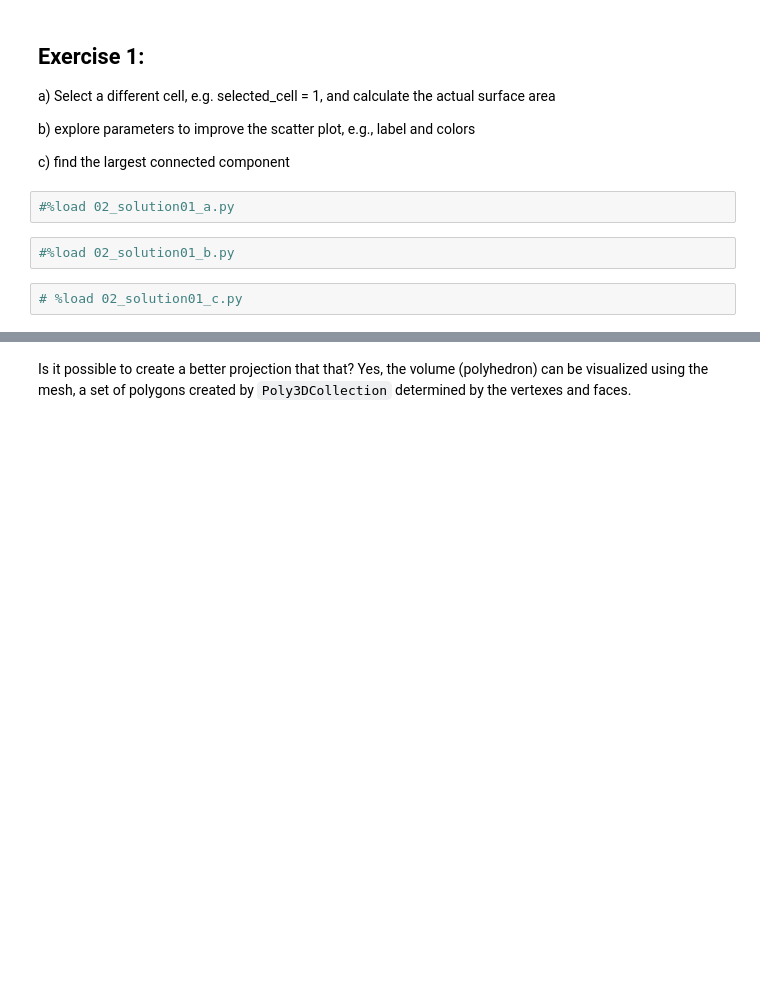
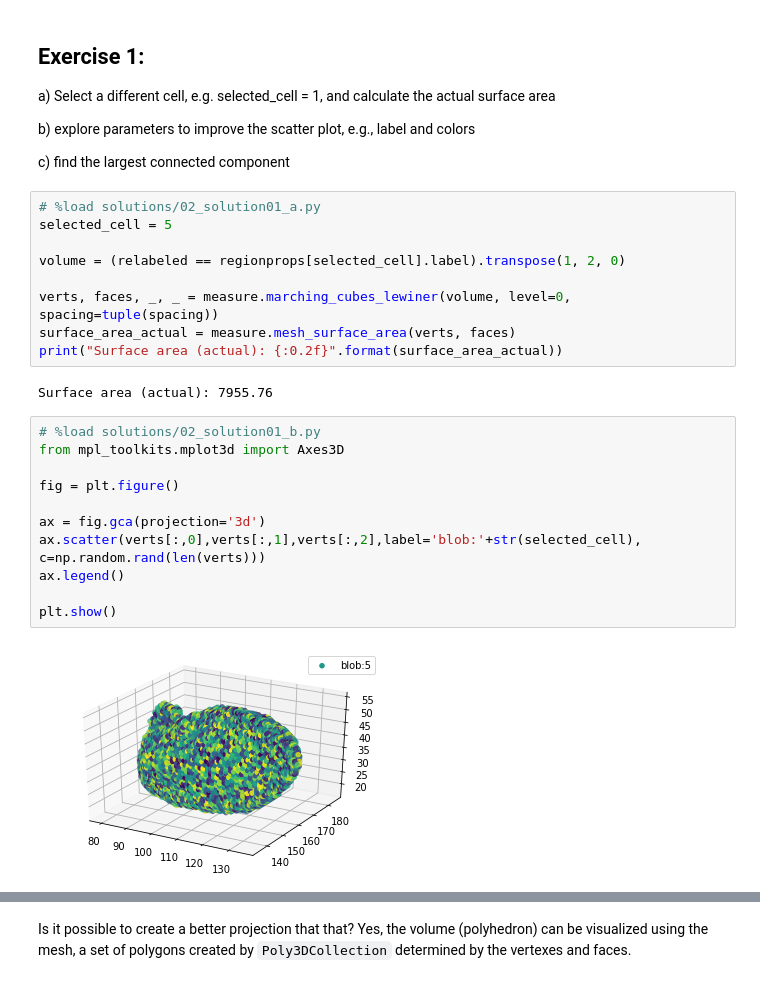
Before and after one commit to BIDS/ISVC2019, a Jupyter notebook: tutorial_notebooks/02_datasets_visualization.ipynb, the cells around one changed output, grey strips where cells are left out. Cells and saved outputs as stored; diff of their text form; blank space fills up the shorter version.

```diff
--- a/tutorial_notebooks/02_datasets_visualization.ipynb
+++ b/tutorial_notebooks/02_datasets_visualization.ipynb
@@ -156,9 +156,27 @@ a) Select a different cell, e.g. selected_cell = 1, and calculate the actual sur
 b) explore parameters to improve the scatter plot, e.g., label and colors
 
 c) find the largest connected component
-# %%
-#%load 02_solution01_a.py
-# %%
-#%load 02_solution01_b.py
-# %%
-# %load 02_solution01_c.py
+# %%
+# %load solutions/02_solution01_a.py
+selected_cell = 5
+
+volume = (relabeled == regionprops[selected_cell].label).transpose(1, 2, 0)
+
+verts, faces, _, _ = measure.marching_cubes_lewiner(volume, level=0, spacing=tuple(spacing))
+surface_area_actual = measure.mesh_surface_area(verts, faces)
+print("Surface area (actual): {:0.2f}".format(surface_area_actual))
+# %% [output]
+Surface area (actual): 7955.76
+# %%
+# %load solutions/02_solution01_b.py
+from mpl_toolkits.mplot3d import Axes3D
+
+fig = plt.figure()
+
+ax = fig.gca(projection='3d')
+ax.scatter(verts[:,0],verts[:,1],verts[:,2],label='blob:'+str(selected_cell), c=np.random.rand(len(verts)))
+ax.legend()
+
+plt.show()
+# %% [output]
+[figure, added]
```
Also changed, not shown: parts of 3 cells of this notebook, 2 other files.
